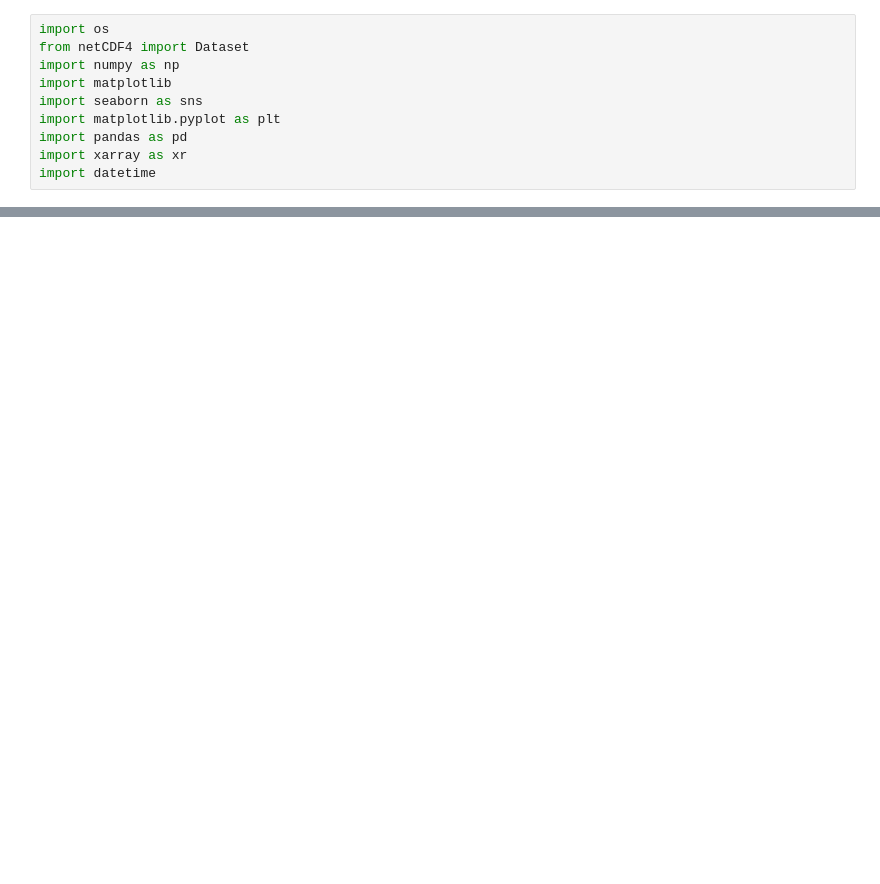
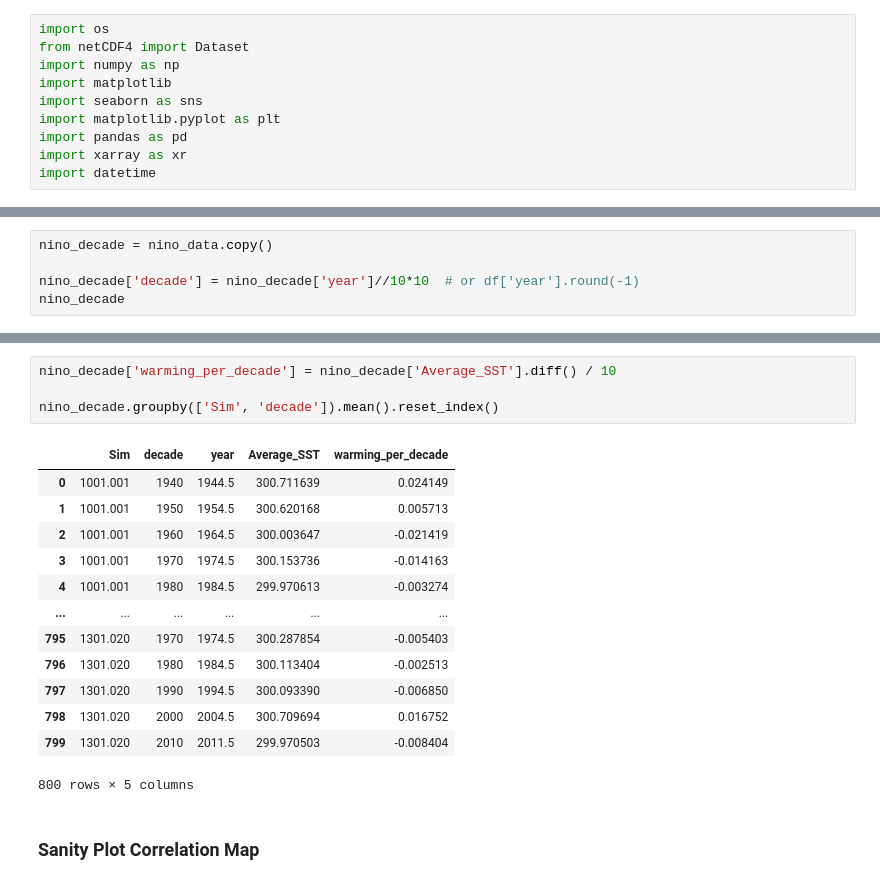
Before and after one commit to mtvaden1/California_Climate_Capstone, a Jupyter notebook: SST_Nino_Parser.ipynb, the cells around one changed output, grey strips where cells are left out. Saved outputs shown, nothing was run; the diff lists cells and outputs as text; blank space fills up the shorter version.

```diff
--- a/SST_Nino_Parser.ipynb
+++ b/SST_Nino_Parser.ipynb
@@ -84,0 +124,5 @@ plt.show()
+# %%
+nino_decade = nino_data.copy()
+
+nino_decade['decade'] = nino_decade['year']//10*10  # or df['year'].round(-1)
+nino_decade
@@ -84,0 +143,20 @@ plt.show()
+# %%
+nino_decade['warming_per_decade'] = nino_decade['Average_SST'].diff() / 10
+
+nino_decade.groupby(['Sim', 'decade']).mean().reset_index()
+# %% [output]
+|  | Sim | decade | year | Average_SST | warming_per_decade |
+| 0 | 1001.001 | 1940 | 1944.5 | 300.711639 | 0.024149 |
+| 1 | 1001.001 | 1950 | 1954.5 | 300.620168 | 0.005713 |
+| 2 | 1001.001 | 1960 | 1964.5 | 300.003647 | -0.021419 |
+| 3 | 1001.001 | 1970 | 1974.5 | 300.153736 | -0.014163 |
+| 4 | 1001.001 | 1980 | 1984.5 | 299.970613 | -0.003274 |
+| ... | ... | ... | ... | ... | ... |
+| 795 | 1301.020 | 1970 | 1974.5 | 300.287854 | -0.005403 |
+| 796 | 1301.020 | 1980 | 1984.5 | 300.113404 | -0.002513 |
+| 797 | 1301.020 | 1990 | 1994.5 | 300.093390 | -0.006850 |
+| 798 | 1301.020 | 2000 | 2004.5 | 300.709694 | 0.016752 |
+| 799 | 1301.020 | 2010 | 2011.5 | 299.970503 | -0.008404 |
+800 rows × 5 columns
+# %% [markdown]
+### Sanity Plot Correlation Map
```
Also changed, not shown: parts of 16 cells of this notebook, 1 other file.
